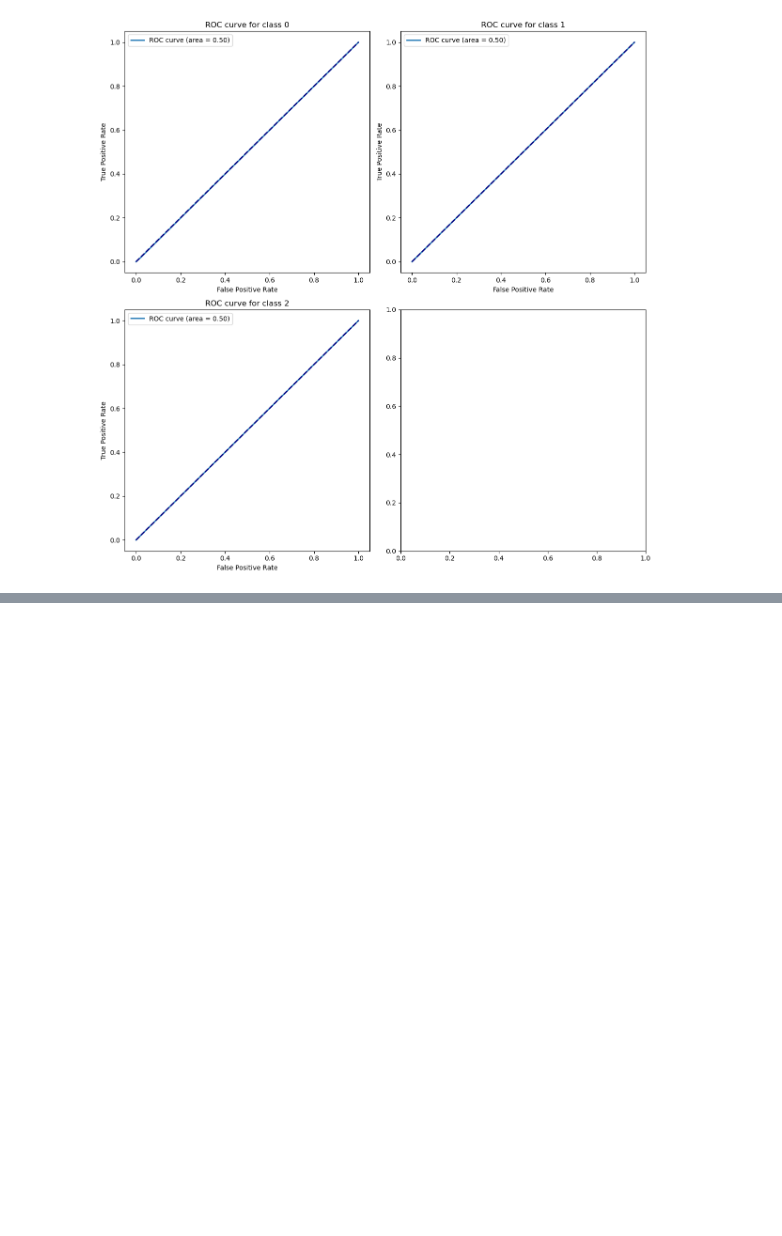
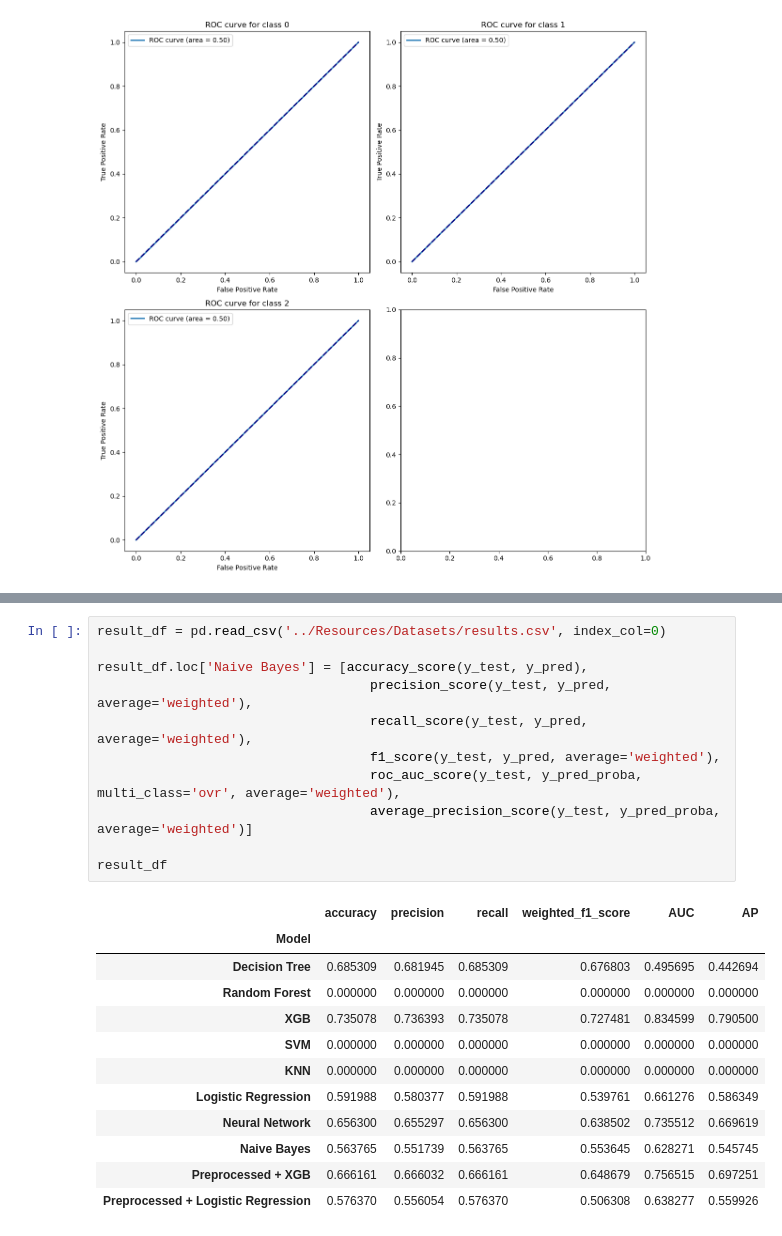
Before and after one commit to ReiannaLiu/Modeling-Earthquake-Damage, a Jupyter notebook: Modeling/naive_bayes_modeling.ipynb, the cells around one changed output, grey strips where cells are left out. Cells and saved outputs as stored; diff of their text form; blank space fills up the shorter version.

```diff
--- a/Modeling/naive_bayes_modeling.ipynb
+++ b/Modeling/naive_bayes_modeling.ipynb
@@ -188,0 +257,24 @@ plt.show()
+# %%
+result_df = pd.read_csv('../Resources/Datasets/results.csv', index_col=0)
+
+result_df.loc['Naive Bayes'] = [accuracy_score(y_test, y_pred),
+                                   precision_score(y_test, y_pred, average='weighted'),
+                                   recall_score(y_test, y_pred, average='weighted'),
+                                   f1_score(y_test, y_pred, average='weighted'),
+                                   roc_auc_score(y_test, y_pred_proba, multi_class='ovr', average='weighted'),
+                                   average_precision_score(y_test, y_pred_proba, average='weighted')]
+
+result_df
+# %% [output]
+|  | accuracy | precision | recall | weighted_f1_score | AUC | AP |
+| Model |  |  |  |  |  |  |
+| Decision Tree | 0.685309 | 0.681945 | 0.685309 | 0.676803 | 0.495695 | 0.442694 |
+| Random Forest | 0.000000 | 0.000000 | 0.000000 | 0.000000 | 0.000000 | 0.000000 |
+| XGB | 0.735078 | 0.736393 | 0.735078 | 0.727481 | 0.834599 | 0.790500 |
+| SVM | 0.000000 | 0.000000 | 0.000000 | 0.000000 | 0.000000 | 0.000000 |
+| KNN | 0.000000 | 0.000000 | 0.000000 | 0.000000 | 0.000000 | 0.000000 |
+| Logistic Regression | 0.591988 | 0.580377 | 0.591988 | 0.539761 | 0.661276 | 0.586349 |
+| Neural Network | 0.656300 | 0.655297 | 0.656300 | 0.638502 | 0.735512 | 0.669619 |
+| Naive Bayes | 0.563765 | 0.551739 | 0.563765 | 0.553645 | 0.628271 | 0.545745 |
+| Preprocessed + XGB | 0.666161 | 0.666032 | 0.666161 | 0.648679 | 0.756515 | 0.697251 |
+| Preprocessed + Logistic Regression | 0.576370 | 0.556054 | 0.576370 | 0.506308 | 0.638277 | 0.559926 |
```
Also changed, not shown: parts of 12 cells of this notebook, 20 other files.
